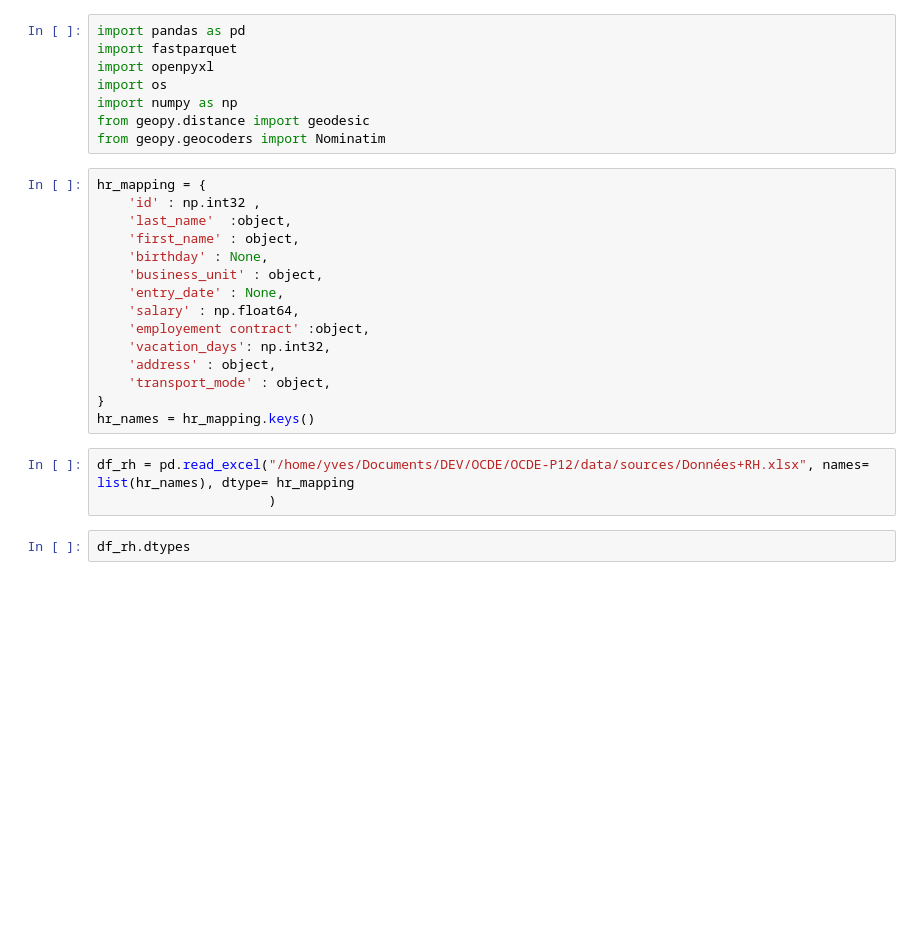
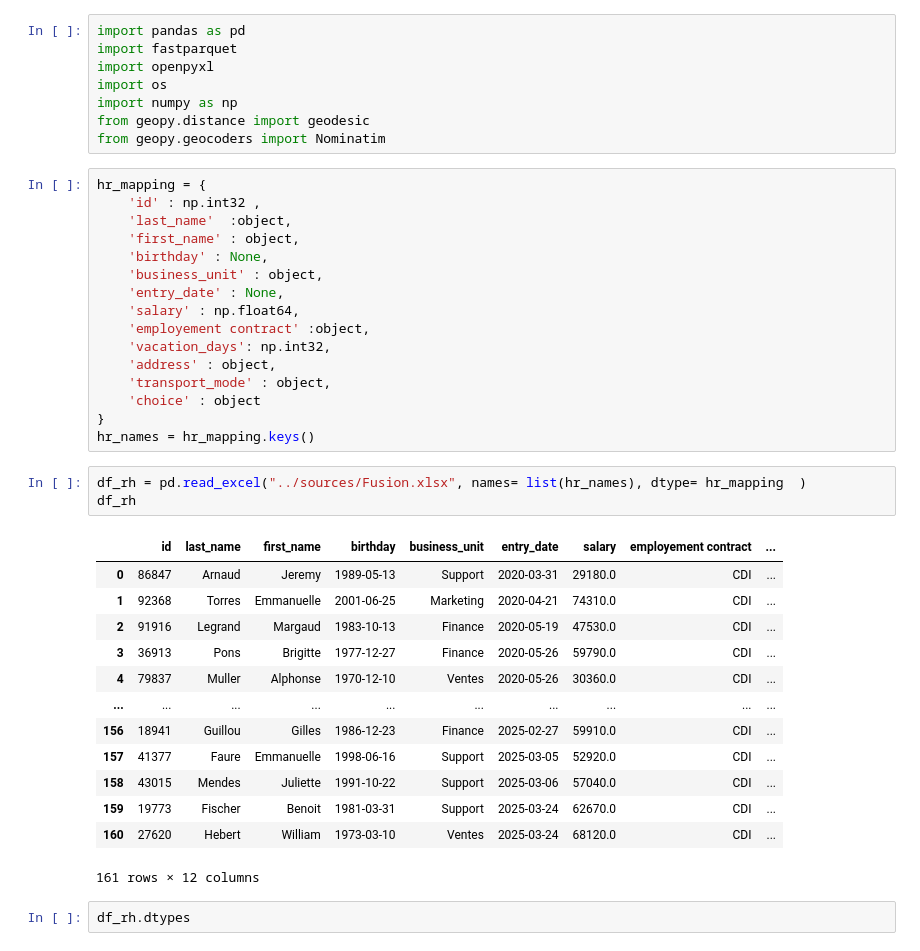
Before and after one commit to day811/OCDE-P12, a Jupyter notebook: notebooks/explore.ipynb, the cells around one changed output. Saved outputs shown, nothing was run; the diff lists cells and outputs as text; blank space fills up the shorter version.

```diff
--- a/notebooks/explore.ipynb
+++ b/notebooks/explore.ipynb
@@ -19,11 +19,26 @@ hr_mapping = {
     'vacation_days': np.int32,
     'address' : object,
     'transport_mode' : object,
+    'choice' : object
 }
 hr_names = hr_mapping.keys()
 # %%
-df_rh = pd.read_excel("/home/yves/Documents/DEV/OCDE/OCDE-P12/data/sources/Données+RH.xlsx", names= list(hr_names), dtype= hr_mapping
-                      )
+df_rh = pd.read_excel("../sources/Fusion.xlsx", names= list(hr_names), dtype= hr_mapping  )
+df_rh
+# %% [output]
+|  | id | last_name | first_name | birthday | business_unit | entry_date | salary | employement contract | ... |
+| 0 | 86847 | Arnaud | Jeremy | 1989-05-13 | Support | 2020-03-31 | 29180.0 | CDI | ... |
+| 1 | 92368 | Torres | Emmanuelle | 2001-06-25 | Marketing | 2020-04-21 | 74310.0 | CDI | ... |
+| 2 | 91916 | Legrand | Margaud | 1983-10-13 | Finance | 2020-05-19 | 47530.0 | CDI | ... |
+| 3 | 36913 | Pons | Brigitte | 1977-12-27 | Finance | 2020-05-26 | 59790.0 | CDI | ... |
+| 4 | 79837 | Muller | Alphonse | 1970-12-10 | Ventes | 2020-05-26 | 30360.0 | CDI | ... |
+| ... | ... | ... | ... | ... | ... | ... | ... | ... | ... |
+| 156 | 18941 | Guillou | Gilles | 1986-12-23 | Finance | 2025-02-27 | 59910.0 | CDI | ... |
+| 157 | 41377 | Faure | Emmanuelle | 1998-06-16 | Support | 2025-03-05 | 52920.0 | CDI | ... |
+| 158 | 43015 | Mendes | Juliette | 1991-10-22 | Support | 2025-03-06 | 57040.0 | CDI | ... |
+| 159 | 19773 | Fischer | Benoit | 1981-03-31 | Support | 2025-03-24 | 62670.0 | CDI | ... |
+| 160 | 27620 | Hebert | William | 1973-03-10 | Ventes | 2025-03-24 | 68120.0 | CDI | ... |
+161 rows × 12 columns
 # %%
 df_rh.dtypes
 # %% [output]
```
Also changed, not shown: parts of 15 cells of this notebook.
